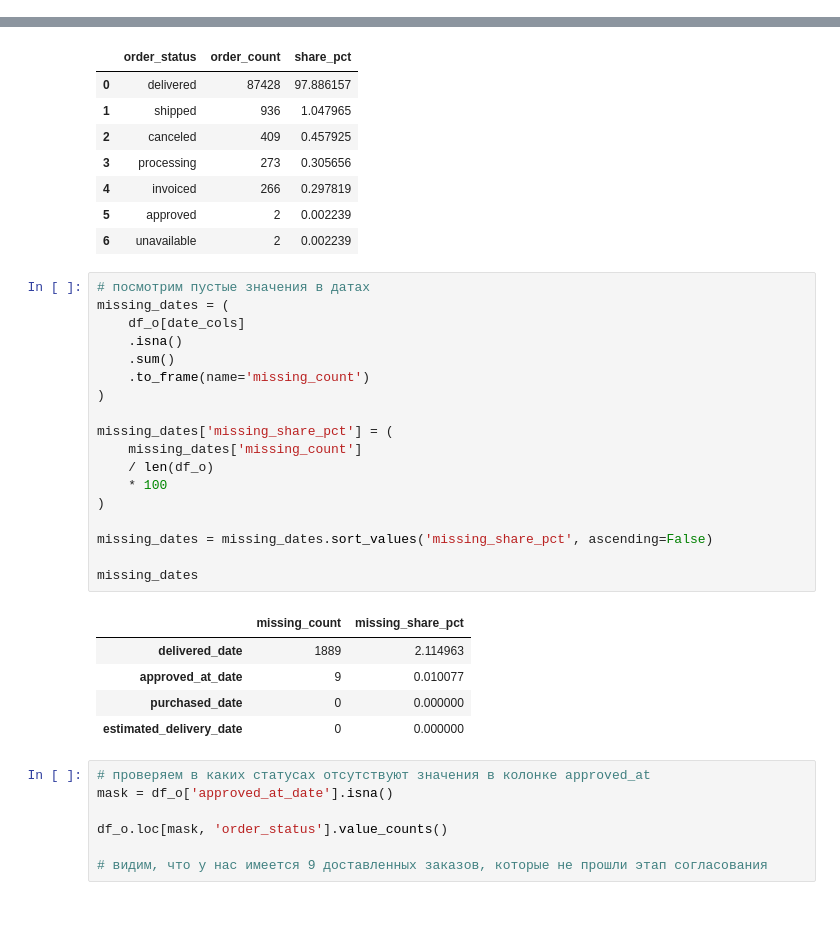
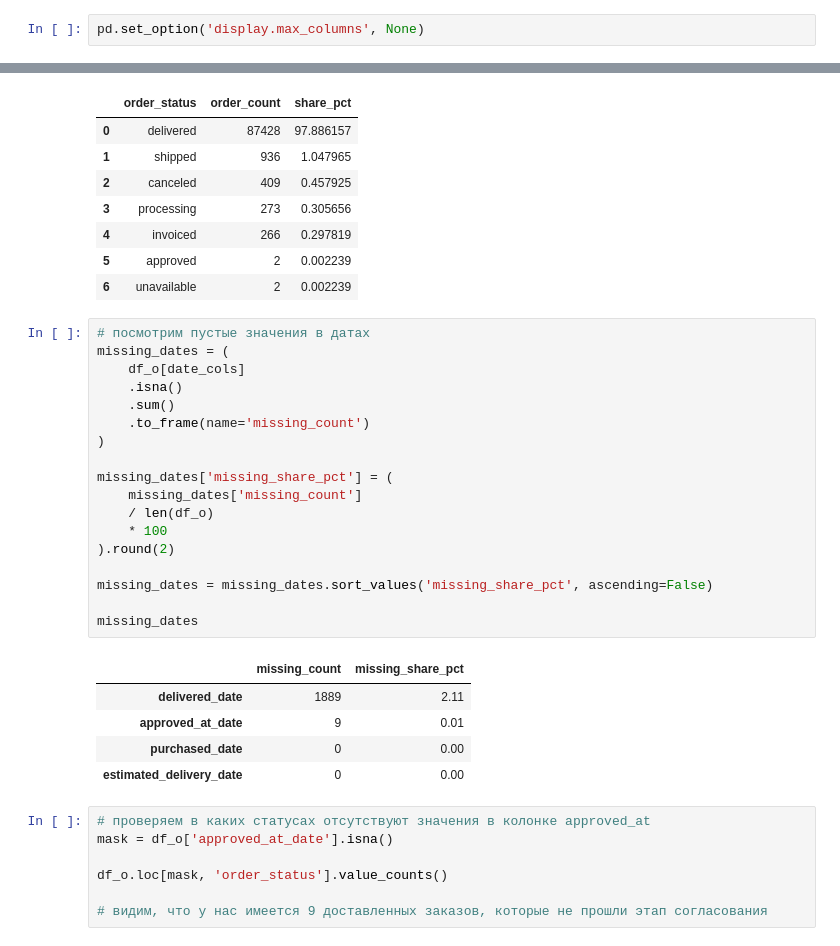
Before and after one commit to mkudim/Exploratory_data_analysis_EDA, a Jupyter notebook: Ecom_orders_supply/EDA/EDA_orders.ipynb, the cells around one changed output, grey strips where cells are left out. Saved outputs shown, nothing was run; the diff lists cells and outputs as text; blank space fills up the shorter version.

```diff
--- a/Ecom_orders_supply/EDA/EDA_orders.ipynb
+++ b/Ecom_orders_supply/EDA/EDA_orders.ipynb
@@ -6,6 +6,8 @@ import numpy as np
 import matplotlib.pyplot as plt
 # %%
 df_o = pd.read_csv('../raw_data/df_Orders.csv')
+# %%
+pd.set_option('display.max_columns', None)
 # %%
 df_o.shape
 # %% [output]
@@ -219,27 +221,27 @@ status_summary
 # %%
 # посмотрим пустые значения в датах
 missing_dates = (
     df_o[date_cols]
     .isna()
     .sum()
     .to_frame(name='missing_count')
 )
 
 missing_dates['missing_share_pct'] = (
     missing_dates['missing_count']
     / len(df_o)
     * 100
-)
+).round(2)
 
 missing_dates = missing_dates.sort_values('missing_share_pct', ascending=False)
 
 missing_dates
 # %% [output]
 |  | missing_count | missing_share_pct |
-| delivered_date | 1889 | 2.114963 |
-| approved_at_date | 9 | 0.010077 |
-| purchased_date | 0 | 0.000000 |
-| estimated_delivery_date | 0 | 0.000000 |
+| delivered_date | 1889 | 2.11 |
+| approved_at_date | 9 | 0.01 |
+| purchased_date | 0 | 0.00 |
+| estimated_delivery_date | 0 | 0.00 |
 # %%
 # проверяем в каких статусах отсутствуют значения в колонке approved_at
 mask = df_o['approved_at_date'].isna()
```
Also changed, not shown: parts of 26 cells of this notebook, 1 other file.
